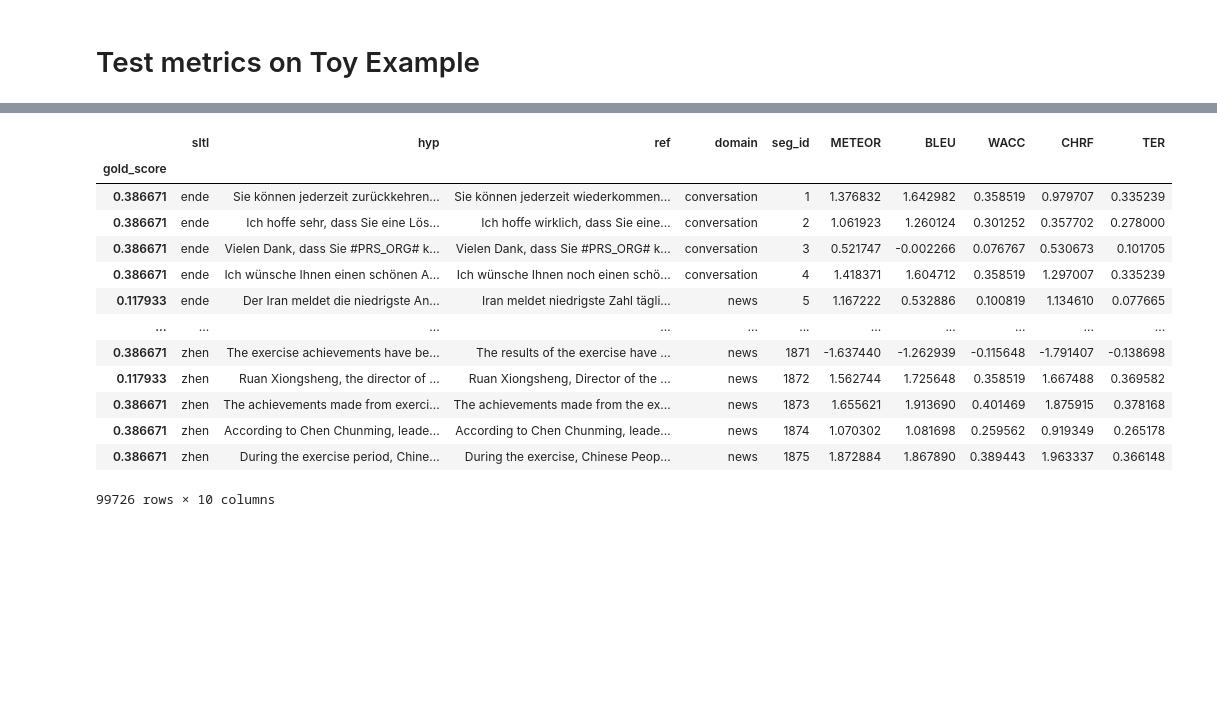
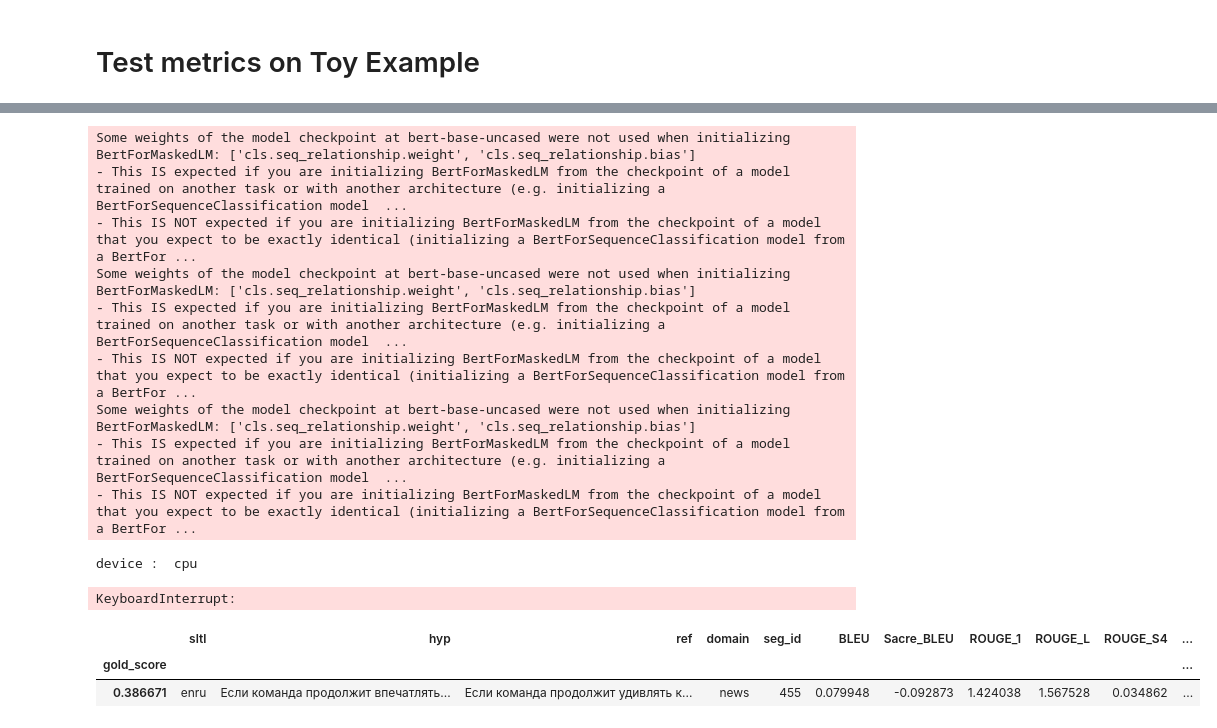
Before and after one commit to henriupton99/nlp-metrics-benchmark, a Jupyter notebook: test_metrics.ipynb, the cells around one changed output, grey strips where cells are left out. Cells and saved outputs as stored; diff of their text form; code cells hidden in the pictures; blank space fills up the shorter version.

```diff
--- a/test_metrics.ipynb
+++ b/test_metrics.ipynb
@@ -102,29 +90,30 @@ dataset_WMT22.__getitem__(0)
 # %%
 metrics_scores = compute_metrics(
     set_name = "WMT22",
-    metrics = metrics,
-    batch_size = 20,
-    path = "./data/metrics_scores.csv"
+    metrics = metrics_2,
+    sample_size = 5000,
+    path = "./data/metrics_scores_2.csv"
 )
+# %% [output]
+Some weights of the model checkpoint at bert-base-uncased were not used when initializing BertForMaskedLM: ['cls.seq_relationship.weight', 'cls.seq_relationship.bias']
+- This IS expected if you are initializing BertForMaskedLM from the checkpoint of a model trained on another task or with another architecture (e.g. initializing a BertForSequenceClassification model  ...
+- This IS NOT expected if you are initializing BertForMaskedLM from the checkpoint of a model that you expect to be exactly identical (initializing a BertForSequenceClassification model from a BertFor ...
+Some weights of the model checkpoint at bert-base-uncased were not used when initializing BertForMaskedLM: ['cls.seq_relationship.weight', 'cls.seq_relationship.bias']
+- This IS expected if you are initializing BertForMaskedLM from the checkpoint of a model trained on another task or with another architecture (e.g. initializing a BertForSequenceClassification model  ...
+- This IS NOT expected if you are initializing BertForMaskedLM from the checkpoint of a model that you expect to be exactly identical (initializing a BertForSequenceClassification model from a BertFor ...
+Some weights of the model checkpoint at bert-base-uncased were not used when initializing BertForMaskedLM: ['cls.seq_relationship.weight', 'cls.seq_relationship.bias']
+- This IS expected if you are initializing BertForMaskedLM from the checkpoint of a model trained on another task or with another architecture (e.g. initializing a BertForSequenceClassification model  ...
+- This IS NOT expected if you are initializing BertForMaskedLM from the checkpoint of a model that you expect to be exactly identical (initializing a BertForSequenceClassification model from a BertFor ...
+device :  cpu
+KeyboardInterrupt:
 # %%
 metrics_scores = pd.read_csv(
-    "./data/metrics_scores.csv",
+    "./data/metrics_scores_1.csv",
     index_col = "gold_score"
 )
 # %%
-metrics_scores
+metrics_scores.sample(1)
 # %% [output]
-|  | sltl | hyp | ref | domain | seg_id | METEOR | BLEU | WACC | CHRF | TER |
-| gold_score |  |  |  |  |  |  |  |  |  |  |
-| 0.386671 | ende | Sie können jederzeit zurückkehren... | Sie können jederzeit wiederkommen... | conversation | 1 | 1.376832 | 1.642982 | 0.358519 | 0.979707 | 0.335239 |
-| 0.386671 | ende | Ich hoffe sehr, dass Sie eine Lös... | Ich hoffe wirklich, dass Sie eine... | conversation | 2 | 1.061923 | 1.260124 | 0.301252 | 0.357702 | 0.278000 |
-| 0.386671 | ende | Vielen Dank, dass Sie #PRS_ORG# k... | Vielen Dank, dass Sie #PRS_ORG# k... | conversation | 3 | 0.521747 | -0.002266 | 0.076767 | 0.530673 | 0.101705 |
-| 0.386671 | ende | Ich wünsche Ihnen einen schönen A... | Ich wünsche Ihnen noch einen schö... | conversation | 4 | 1.418371 | 1.604712 | 0.358519 | 1.297007 | 0.335239 |
-| 0.117933 | ende | Der Iran meldet die niedrigste An... | Iran meldet niedrigste Zahl tägli... | news | 5 | 1.167222 | 0.532886 | 0.100819 | 1.134610 | 0.077665 |
-| ... | ... | ... | ... | ... | ... | ... | ... | ... | ... | ... |
-| 0.386671 | zhen | The exercise achievements have be... | The results of the exercise have ... | news | 1871 | -1.637440 | -1.262939 | -0.115648 | -1.791407 | -0.138698 |
-| 0.117933 | zhen | Ruan Xiongsheng, the director of ... | Ruan Xiongsheng, Director of the ... | news | 1872 | 1.562744 | 1.725648 | 0.358519 | 1.667488 | 0.369582 |
-| 0.386671 | zhen | The achievements made from exerci... | The achievements made from the ex... | news | 1873 | 1.655621 | 1.913690 | 0.401469 | 1.875915 | 0.378168 |
-| 0.386671 | zhen | According to Chen Chunming, leade... | According to Chen Chunming, leade... | news | 1874 | 1.070302 | 1.081698 | 0.259562 | 0.919349 | 0.265178 |
-| 0.386671 | zhen | During the exercise period, Chine... | During the exercise, Chinese Peop... | news | 1875 | 1.872884 | 1.867890 | 0.389443 | 1.963337 | 0.366148 |
+|  | sltl | hyp | ref | domain | seg_id | BLEU | Sacre_BLEU | ROUGE_1 | ROUGE_L | ROUGE_S4 | ... |
+| gold_score |  |  |  |  |  |  |  |  |  |  | ... |
+| 0.386671 | enru | Если команда продолжит впечатлять... | Если команда продолжит удивлять к... | news | 455 | 0.079948 | -0.092873 | 1.424038 | 1.567528 | 0.034862 | ... |
-99726 rows × 10 columns
```
Also changed, not shown: parts of 16 cells of this notebook, 27 other files.
